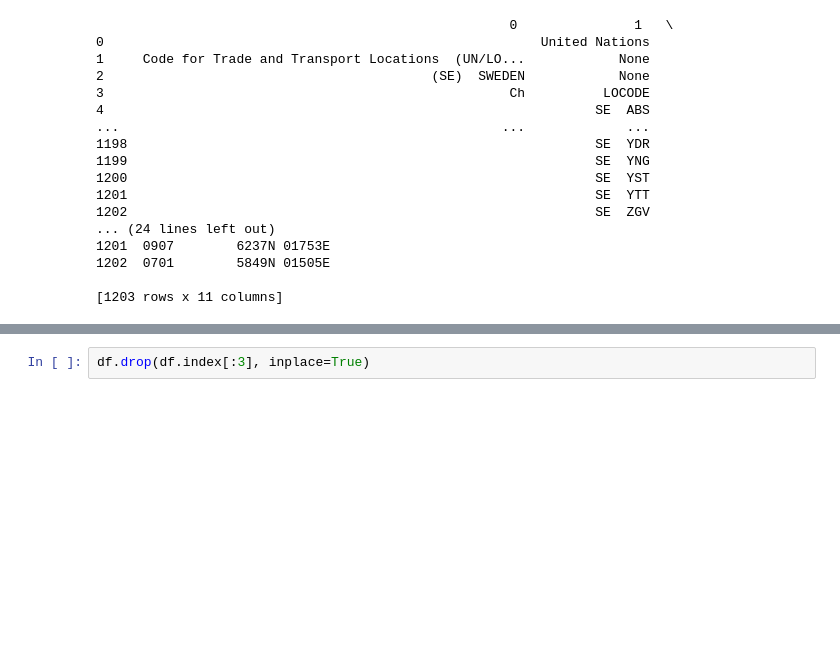
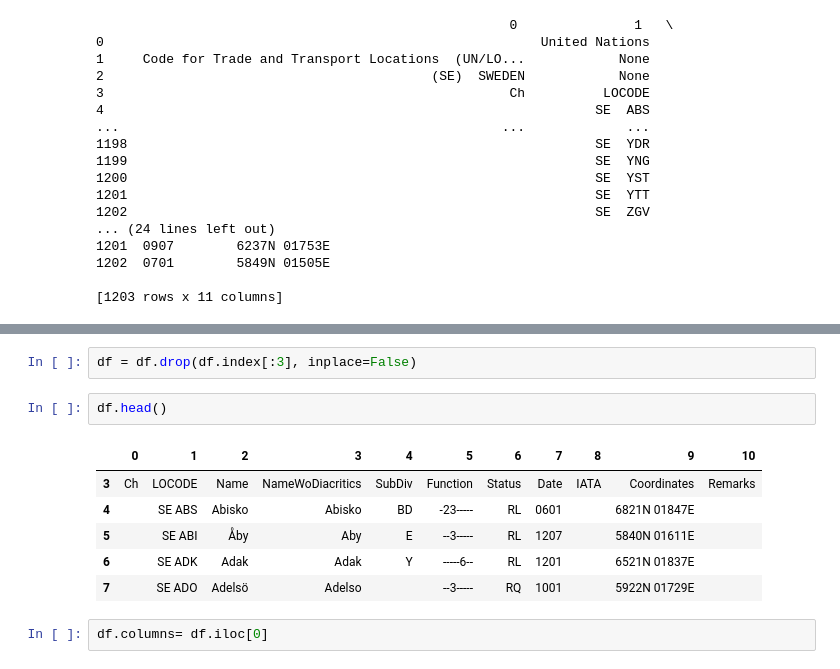
Before and after one commit to SCGlass/table_scraper, a Jupyter notebook: notebook.ipynb, the cells around one changed output, grey strips where cells are left out. Cells and saved outputs as stored; diff of their text form; blank space fills up the shorter version.

```diff
--- a/notebook.ipynb
+++ b/notebook.ipynb
@@ -54,4 +54,15 @@ df.head()
 | 3 | Ch | LOCODE | Name | NameWoDiacritics | SubDiv | Function | Status | Date | IATA | Coordinates | Remarks |
 | 4 |  | SE ABS | Abisko | Abisko | BD | -23----- | RL | 0601 |  | 6821N 01847E |  |
 # %%
-df.drop(df.index[:3], inplace=True)
+df = df.drop(df.index[:3], inplace=False)
+# %%
+df.head()
+# %% [output]
+|  | 0 | 1 | 2 | 3 | 4 | 5 | 6 | 7 | 8 | 9 | 10 |
+| 3 | Ch | LOCODE | Name | NameWoDiacritics | SubDiv | Function | Status | Date | IATA | Coordinates | Remarks |
+| 4 |  | SE ABS | Abisko | Abisko | BD | -23----- | RL | 0601 |  | 6821N 01847E |  |
+| 5 |  | SE ABI | Åby | Aby | E | --3----- | RL | 1207 |  | 5840N 01611E |  |
+| 6 |  | SE ADK | Adak | Adak | Y | -----6-- | RL | 1201 |  | 6521N 01837E |  |
+| 7 |  | SE ADO | Adelsö | Adelso |  | --3----- | RQ | 1001 |  | 5922N 01729E |  |
+# %%
+df.columns= df.iloc[0]
```
Also changed, not shown: parts of 19 cells of this notebook, 2 other files.
